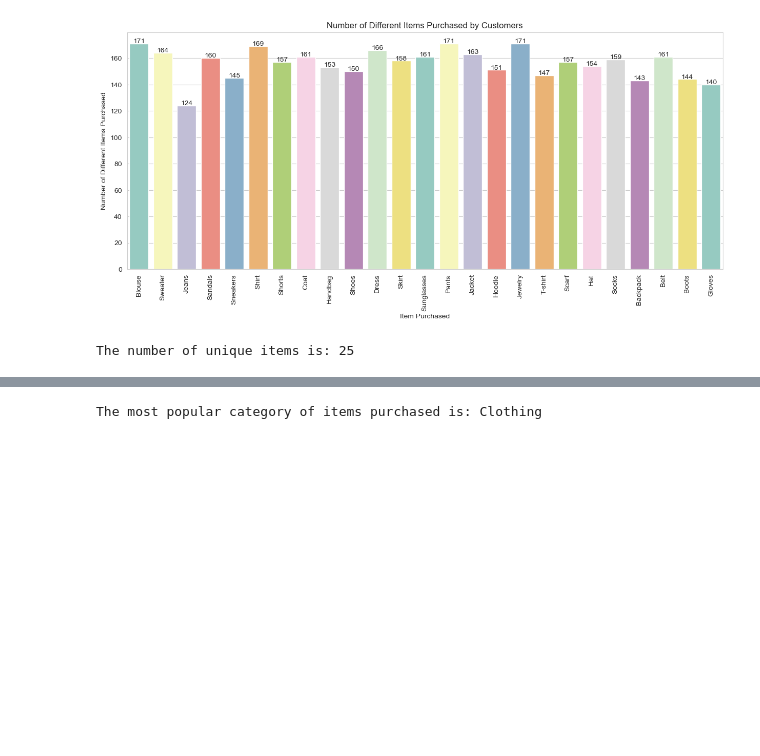
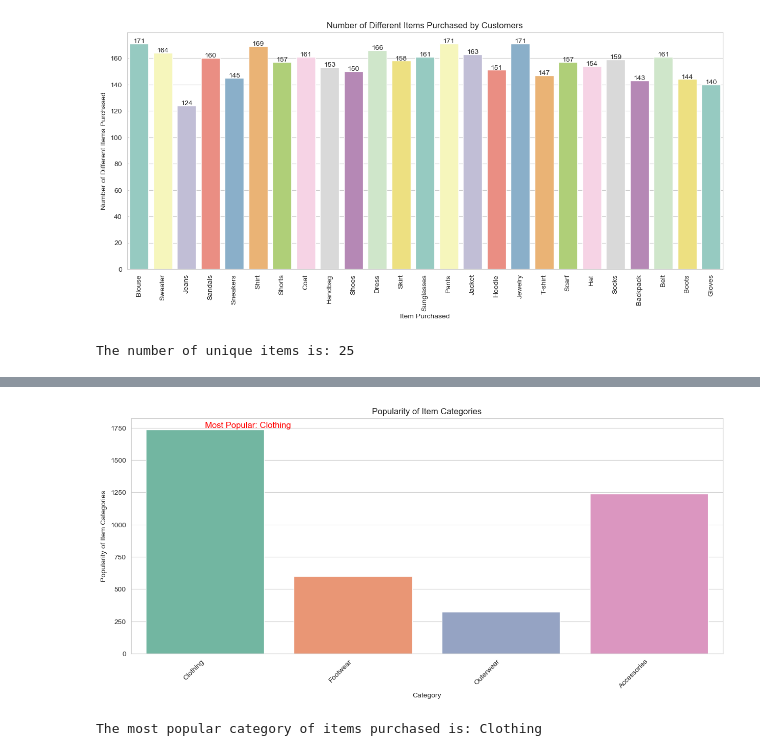
Before and after one commit to noeyislearning/customer-shopping-trends, a Jupyter notebook: generate_report_v1.ipynb, the cells around one changed output, grey strips where cells are left out. Saved outputs shown, nothing was run; the diff lists cells and outputs as text; code cells hidden in the pictures; blank space fills up the shorter version.

Commit message:
feat: Add `visualization` at question 3

```diff
--- a/generate_report_v1.ipynb
+++ b/generate_report_v1.ipynb
@@ -220,3 +226,29 @@ The number of unique items is: 25
+# %%
+# Calculate the count of items in each category
+category_counts = df['Category'].value_counts()
+
+# Find the most popular category
+most_popular_category = category_counts.idxmax()
+
+# Visualize the popularity of item categories (use Seaborn)
+plt.figure(figsize=(15, 6))
+sns.countplot(x='Category', data=df, palette="Set2")
+
+# Add a title and show the plot
+plt.title("Popularity of Item Categories")
+plt.xlabel("Category")
+plt.ylabel("Popularity of Item Categories")
+plt.xticks(rotation=45, horizontalalignment='right')
+
+# Annotate the most popular category
+plt.text(category_counts.index.get_loc(most_popular_category),
+         category_counts.max(), f'Most Popular: {most_popular_category}',
+         ha='left', va='bottom', fontsize=12, color='red')
+
+# Show the plot
+plt.show()
+# %% [output]
+[figure, added]
 # %%
 # Calculate the most popular category of items purchased
 most_popular_category = df['Category'].value_counts().idxmax()
```
Also changed, not shown: parts of 1 cell of this notebook.
